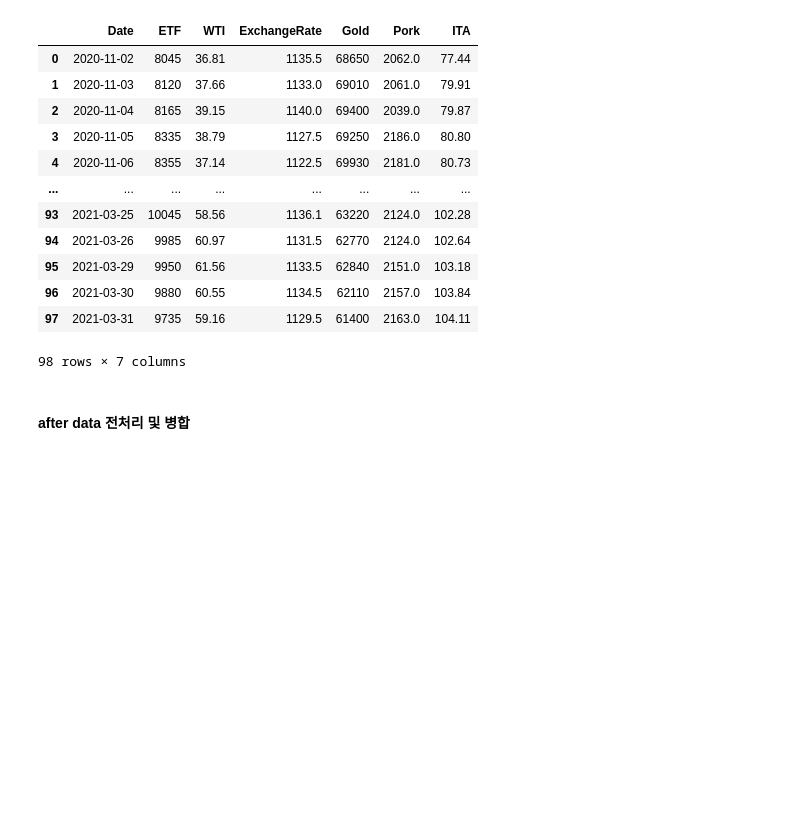
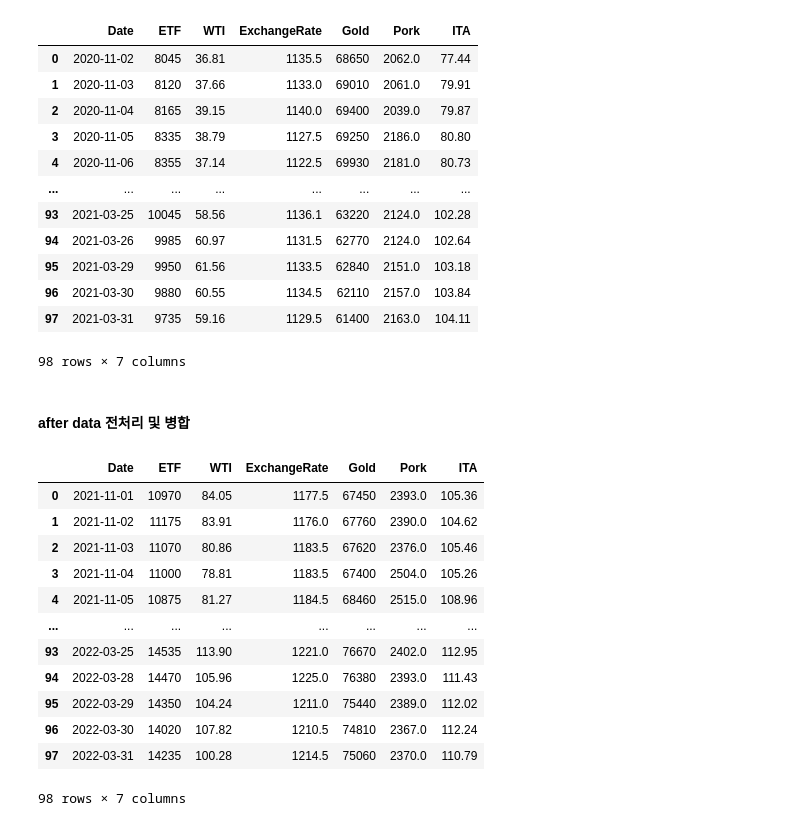
Before and after one commit to dlslrksk/ubion_hackaton, a Jupyter notebook: 무덤/1차/preprocess_merge.ipynb, the cells around one changed output. Cells and saved outputs as stored; diff of their text form; code cells hidden in the pictures; blank space fills up the shorter version.

```diff
--- a/무덤/1차/preprocess_merge.ipynb
+++ b/무덤/1차/preprocess_merge.ipynb
@@ -66,13 +66,27 @@ union
 # %%
 after_ETF = preprocess_(path='./datasets/after_ETF.csv', slice=['Date', "Close"], column_=['Date', 'ETF'], encoding='CP949')
 after_WTI = preprocess_(path='./datasets/after_WTI.csv', slice=['날짜', "종가"], column_=['Date', 'WTI'])
 after_ER = preprocess_(path='./datasets/after_ExchangeRate.csv', slice=[0,1], header=None, column_=['Date', 'ExchangeRate'], encoding='CP949')
 after_gold = preprocess_(path='./datasets/after_gold.csv', slice=['일자', "종가"], column_=['Date', 'Gold'], encoding='CP949')
 after_pork =preprocess_(path='./datasets/after_pork.csv', slice=['구분', "평균"], column_=['Date', 'Pork'], encoding='CP949')
 after_ITA = preprocess_(path='./datasets/after_ITA.csv', slice=['Date', "ITA_Close"], column_=['Date', 'ITA'], encoding='CP949')
 
 from functools import reduce
 dfs = [after_ETF, after_WTI, after_ER, after_gold, after_pork, after_ITA]
 union = reduce(lambda left, right: pd.merge(left, right, on='Date', how='inner'),dfs)
 union
-union.to_csv('after_data.csv', index=None)
+# union.to_csv('after_data.csv', index=None)
+# %% [output]
+|  | Date | ETF | WTI | ExchangeRate | Gold | Pork | ITA |
+| 0 | 2021-11-01 | 10970 | 84.05 | 1177.5 | 67450 | 2393.0 | 105.36 |
+| 1 | 2021-11-02 | 11175 | 83.91 | 1176.0 | 67760 | 2390.0 | 104.62 |
+| 2 | 2021-11-03 | 11070 | 80.86 | 1183.5 | 67620 | 2376.0 | 105.46 |
+| 3 | 2021-11-04 | 11000 | 78.81 | 1183.5 | 67400 | 2504.0 | 105.26 |
+| 4 | 2021-11-05 | 10875 | 81.27 | 1184.5 | 68460 | 2515.0 | 108.96 |
+| ... | ... | ... | ... | ... | ... | ... | ... |
+| 93 | 2022-03-25 | 14535 | 113.90 | 1221.0 | 76670 | 2402.0 | 112.95 |
+| 94 | 2022-03-28 | 14470 | 105.96 | 1225.0 | 76380 | 2393.0 | 111.43 |
+| 95 | 2022-03-29 | 14350 | 104.24 | 1211.0 | 75440 | 2389.0 | 112.02 |
+| 96 | 2022-03-30 | 14020 | 107.82 | 1210.5 | 74810 | 2367.0 | 112.24 |
+| 97 | 2022-03-31 | 14235 | 100.28 | 1214.5 | 75060 | 2370.0 | 110.79 |
+98 rows × 7 columns
```
Also changed, not shown: 9 other files.
